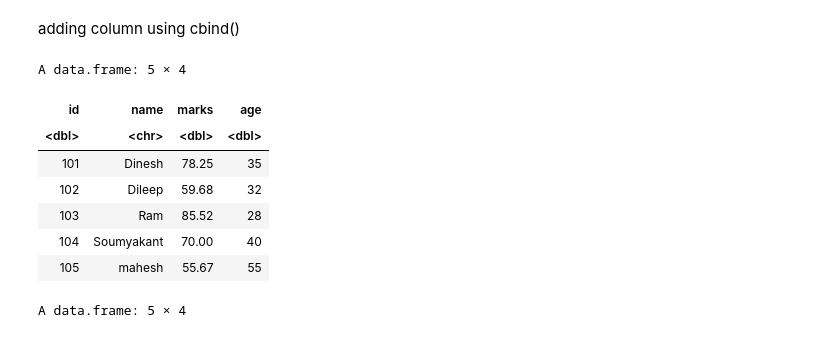
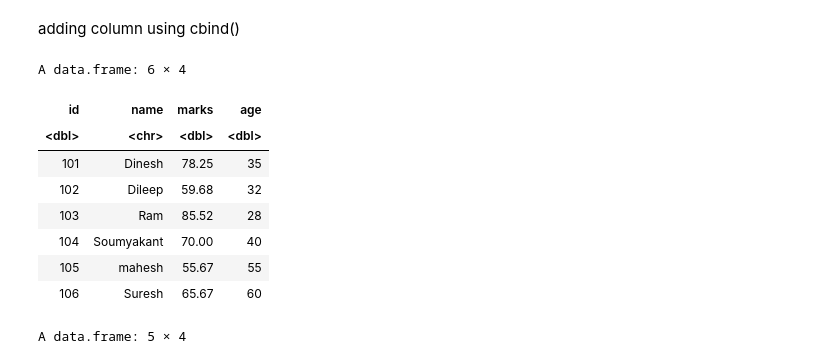
Before and after one commit to rssmahesh1/PDS2021, a Jupyter notebook: Intro.ipynb, the cells around one changed output. Drawn from its saved outputs; the diff is of its cells as text; code cells hidden in the pictures.

```diff
--- a/Intro.ipynb
+++ b/Intro.ipynb
@@ -319,3 +406,6 @@ A data.frame: 5 × 3
 | 103 | Ram | 85.52 |
 | 104 | Soumyakant | 70.00 |
 | 105 | mahesh | 55.67 |
+# %%
+students<-rbind(students,data.frame(id=106,name='Suresh',marks=65.67))
+students
@@ -322,17 +422,18 @@ A data.frame: 5 × 3
 # %% [markdown]
 adding column using cbind()
 # %%
-students<-cbind(students,age=c(35,32,28,40,55))
+students<-cbind(students,age=c(35,32,28,40,55,60))
 students
 # %% [output]
-A data.frame: 5 × 4
+A data.frame: 6 × 4
 | id | name | marks | age |
 | <dbl> | <chr> | <dbl> | <dbl> |
 | 101 | Dinesh | 78.25 | 35 |
 | 102 | Dileep | 59.68 | 32 |
 | 103 | Ram | 85.52 | 28 |
 | 104 | Soumyakant | 70.00 | 40 |
 | 105 | mahesh | 55.67 | 55 |
+| 106 | Suresh | 65.67 | 60 |
 # %%
 students
 # %% [output]
```
Also changed, not shown: parts of 32 cells of this notebook.
